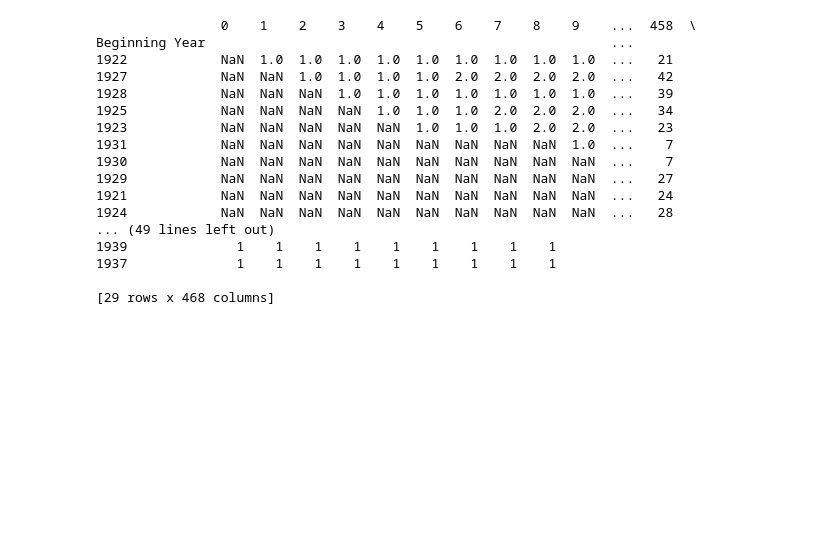
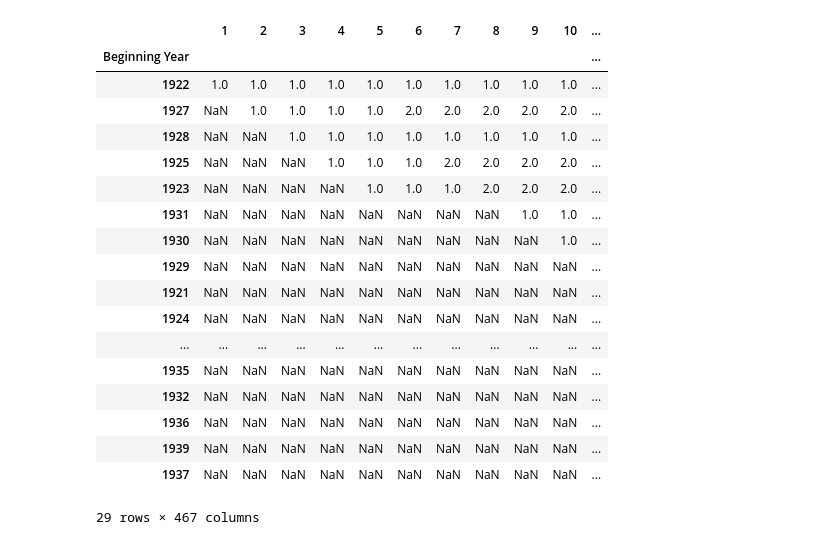
Before and after one commit to ZaneHuttinga/silent-features, a Jupyter notebook: silent_features.ipynb, the cells around one changed output. Saved outputs shown, nothing was run; the diff lists cells and outputs as text; code cells hidden in the pictures; blank space fills up the shorter version.

```diff
--- a/silent_features.ipynb
+++ b/silent_features.ipynb
@@ -16,37 +16,39 @@ movie_count = len(data.index)
 # %%
 # Create an empty DataFrame, which we will load with the counts by year.
 frames = pd.DataFrame()
 
 # Count the movies by year with a for loop.
-for i in range(movie_count):
+for i in range(1,movie_count):
     # Pick out the first i rows of the dataset.
     so_far = data.iloc[range(i),:]
     # Create a new column in the DataFrame 'frames' that will store the counts for the first i rows.
     new_col = pd.DataFrame(so_far.groupby("Beginning Year")["Beginning Year"].count())
     # Rename the new column to the corresponding row number.
     new_col = new_col.rename(columns = {"Beginning Year" : i})
     # Add the new column to the 'frames' DataFrame.
     frames = pd.concat([frames, new_col], axis = 1)
 
-print(frames)
+frames
 # %% [output]
+|  | 1 | 2 | 3 | 4 | 5 | 6 | 7 | 8 | 9 | 10 | ... |
+| Beginning Year |  |  |  |  |  |  |  |  |  |  | ... |
+| 1922 | 1.0 | 1.0 | 1.0 | 1.0 | 1.0 | 1.0 | 1.0 | 1.0 | 1.0 | 1.0 | ... |
+| 1927 | NaN | 1.0 | 1.0 | 1.0 | 1.0 | 2.0 | 2.0 | 2.0 | 2.0 | 2.0 | ... |
+| 1928 | NaN | NaN | 1.0 | 1.0 | 1.0 | 1.0 | 1.0 | 1.0 | 1.0 | 1.0 | ... |
+| 1925 | NaN | NaN | NaN | 1.0 | 1.0 | 1.0 | 2.0 | 2.0 | 2.0 | 2.0 | ... |
+| 1923 | NaN | NaN | NaN | NaN | 1.0 | 1.0 | 1.0 | 2.0 | 2.0 | 2.0 | ... |
+| 1931 | NaN | NaN | NaN | NaN | NaN | NaN | NaN | NaN | 1.0 | 1.0 | ... |
+| 1930 | NaN | NaN | NaN | NaN | NaN | NaN | NaN | NaN | NaN | 1.0 | ... |
+| 1929 | NaN | NaN | NaN | NaN | NaN | NaN | NaN | NaN | NaN | NaN | ... |
+| 1921 | NaN | NaN | NaN | NaN | NaN | NaN | NaN | NaN | NaN | NaN | ... |
+| 1924 | NaN | NaN | NaN | NaN | NaN | NaN | NaN | NaN | NaN | NaN | ... |
+| ... | ... | ... | ... | ... | ... | ... | ... | ... | ... | ... | ... |
+| 1935 | NaN | NaN | NaN | NaN | NaN | NaN | NaN | NaN | NaN | NaN | ... |
+| 1932 | NaN | NaN | NaN | NaN | NaN | NaN | NaN | NaN | NaN | NaN | ... |
+| 1936 | NaN | NaN | NaN | NaN | NaN | NaN | NaN | NaN | NaN | NaN | ... |
+| 1939 | NaN | NaN | NaN | NaN | NaN | NaN | NaN | NaN | NaN | NaN | ... |
+| 1937 | NaN | NaN | NaN | NaN | NaN | NaN | NaN | NaN | NaN | NaN | ... |
-                0    1    2    3    4    5    6    7    8    9    ...  458  \
-Beginning Year                                                    ...
-1922            NaN  1.0  1.0  1.0  1.0  1.0  1.0  1.0  1.0  1.0  ...   21
-1927            NaN  NaN  1.0  1.0  1.0  1.0  2.0  2.0  2.0  2.0  ...   42
-1928            NaN  NaN  NaN  1.0  1.0  1.0  1.0  1.0  1.0  1.0  ...   39
-1925            NaN  NaN  NaN  NaN  1.0  1.0  1.0  2.0  2.0  2.0  ...   34
-1923            NaN  NaN  NaN  NaN  NaN  1.0  1.0  1.0  2.0  2.0  ...   23
-1931            NaN  NaN  NaN  NaN  NaN  NaN  NaN  NaN  NaN  1.0  ...    7
-1930            NaN  NaN  NaN  NaN  NaN  NaN  NaN  NaN  NaN  NaN  ...    7
-1929            NaN  NaN  NaN  NaN  NaN  NaN  NaN  NaN  NaN  NaN  ...   27
-1921            NaN  NaN  NaN  NaN  NaN  NaN  NaN  NaN  NaN  NaN  ...   24
-1924            NaN  NaN  NaN  NaN  NaN  NaN  NaN  NaN  NaN  NaN  ...   28
-... (49 lines left out)
-1939              1    1    1    1    1    1    1    1    1
-1937              1    1    1    1    1    1    1    1    1
-
-[29 rows x 468 columns]
+29 rows × 467 columns
 # %%
 # Put the rows of 'frames' in increasing order
 frames = frames.sort_values('Beginning Year')
```
Also changed, not shown: parts of 2 cells of this notebook.
